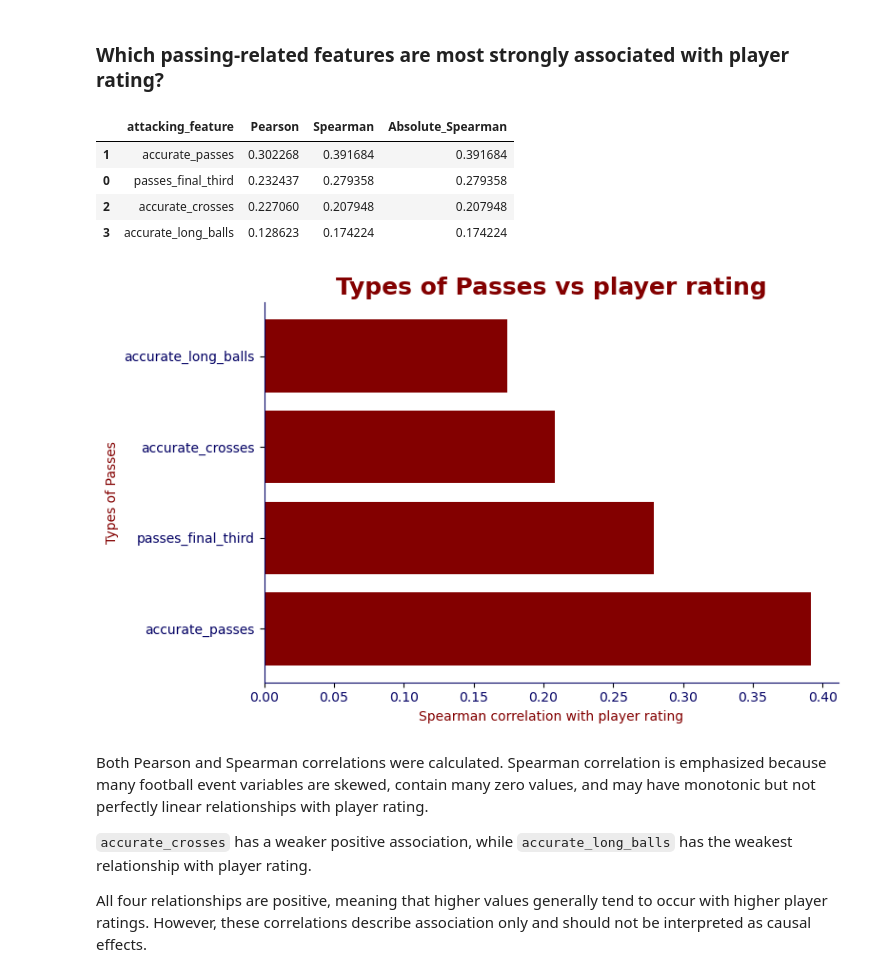
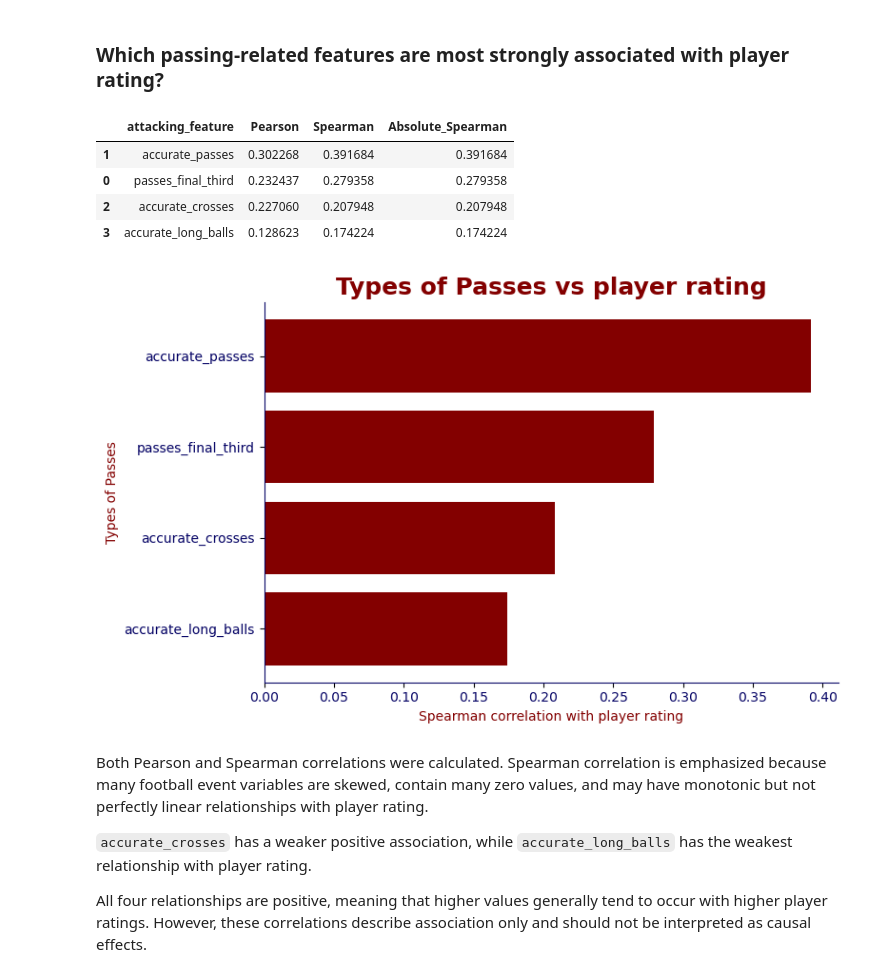
Before and after one commit to saba-ghorashi/football-player-rating-analysis, a Jupyter notebook: football_player_rating_analysis.ipynb, the cells around one changed output. Drawn from its saved outputs; the diff is of its cells as text; code cells hidden in the pictures.

```diff
--- a/football_player_rating_analysis.ipynb
+++ b/football_player_rating_analysis.ipynb
@@ -1088,34 +1074,35 @@ selected_attacking = [
 comparison = pd.DataFrame({
     "attacking_feature":selected_attacking,
     "Pearson": [df_clean[[col, TARGET]].corr(method="pearson").loc[col, TARGET] for col in selected_attacking],
     "Spearman": [df_clean[[col, TARGET]].corr(method="spearman").loc[col, TARGET] for col in selected_attacking]
     })
 
 comparison["Absolute_Spearman"] = comparison["Spearman"].abs()
 comparison = comparison.sort_values("Absolute_Spearman",ascending=False)
 display(comparison)
 
 
 plt.figure(figsize=(8, 5))
 
 plt.barh(comparison["attacking_feature"],comparison["Spearman"],color="#830000")
 plt.xlabel("Spearman correlation with player rating",color="#830000")
 plt.ylabel("Types of Passes",color="#830000")
 plt.title("Types of Passes vs player rating",color="#830000",weight="bold",fontsize=18)
 plt.xticks(color="#030164")
 plt.yticks(color="#030164")
 ax=plt.gca()
 ax.spines[["top","right"]].set_visible(False)
 ax.spines[["bottom","left"]].set_color("#030164")
+plt.gca().invert_yaxis()
 plt.tight_layout()
 plt.show()
 # %% [output]
 |  | attacking_feature | Pearson | Spearman | Absolute_Spearman |
 | 1 | accurate_passes | 0.302268 | 0.391684 | 0.391684 |
 | 0 | passes_final_third | 0.232437 | 0.279358 | 0.279358 |
 | 2 | accurate_crosses | 0.227060 | 0.207948 | 0.207948 |
 | 3 | accurate_long_balls | 0.128623 | 0.174224 | 0.174224 |
-[figure, old version]
+[figure, new version]
 # %% [markdown]
 Both Pearson and Spearman correlations were calculated. Spearman correlation
 is emphasized because many football event variables are skewed, contain many
```
Also changed, not shown: parts of 23 cells of this notebook, 4 other files.
